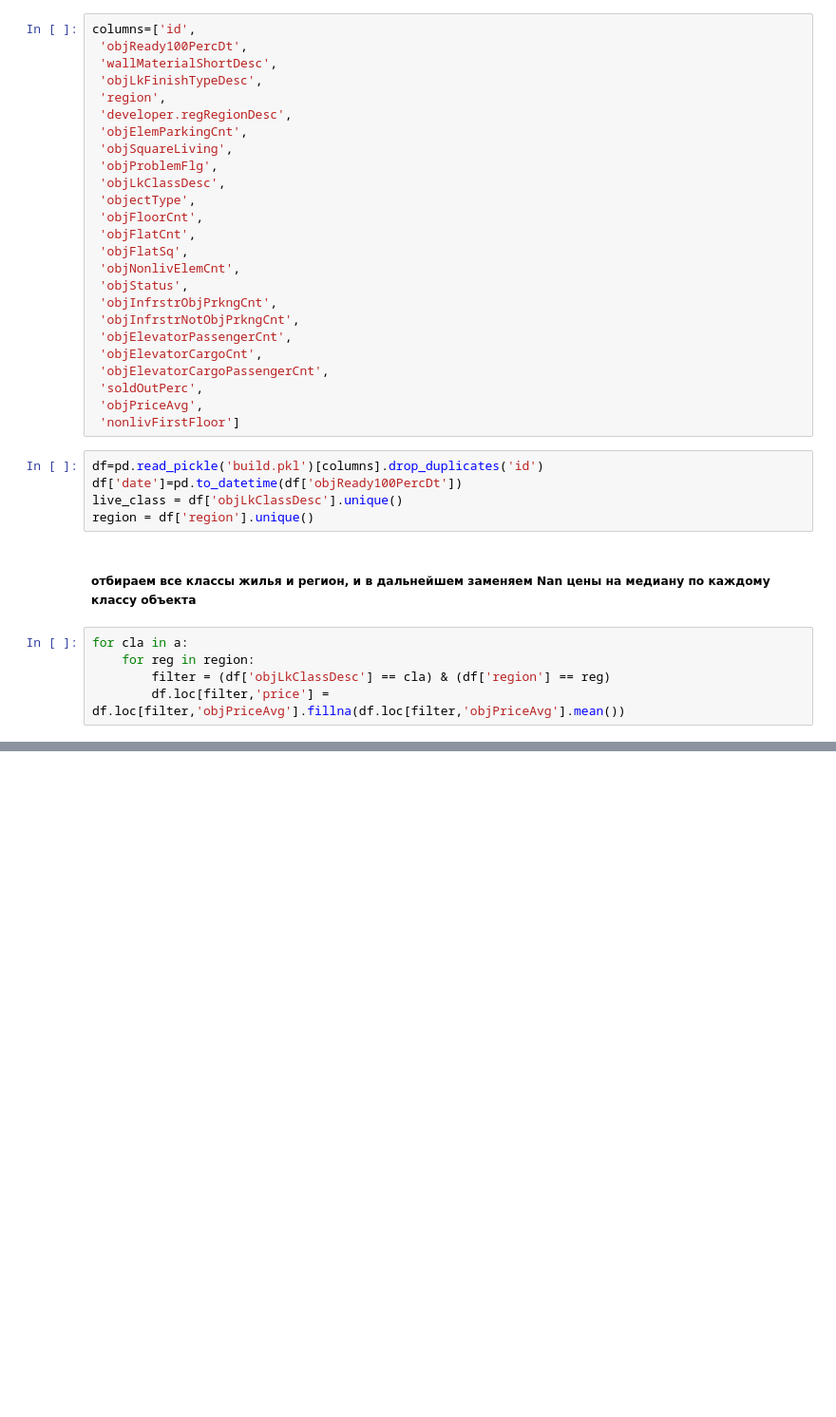
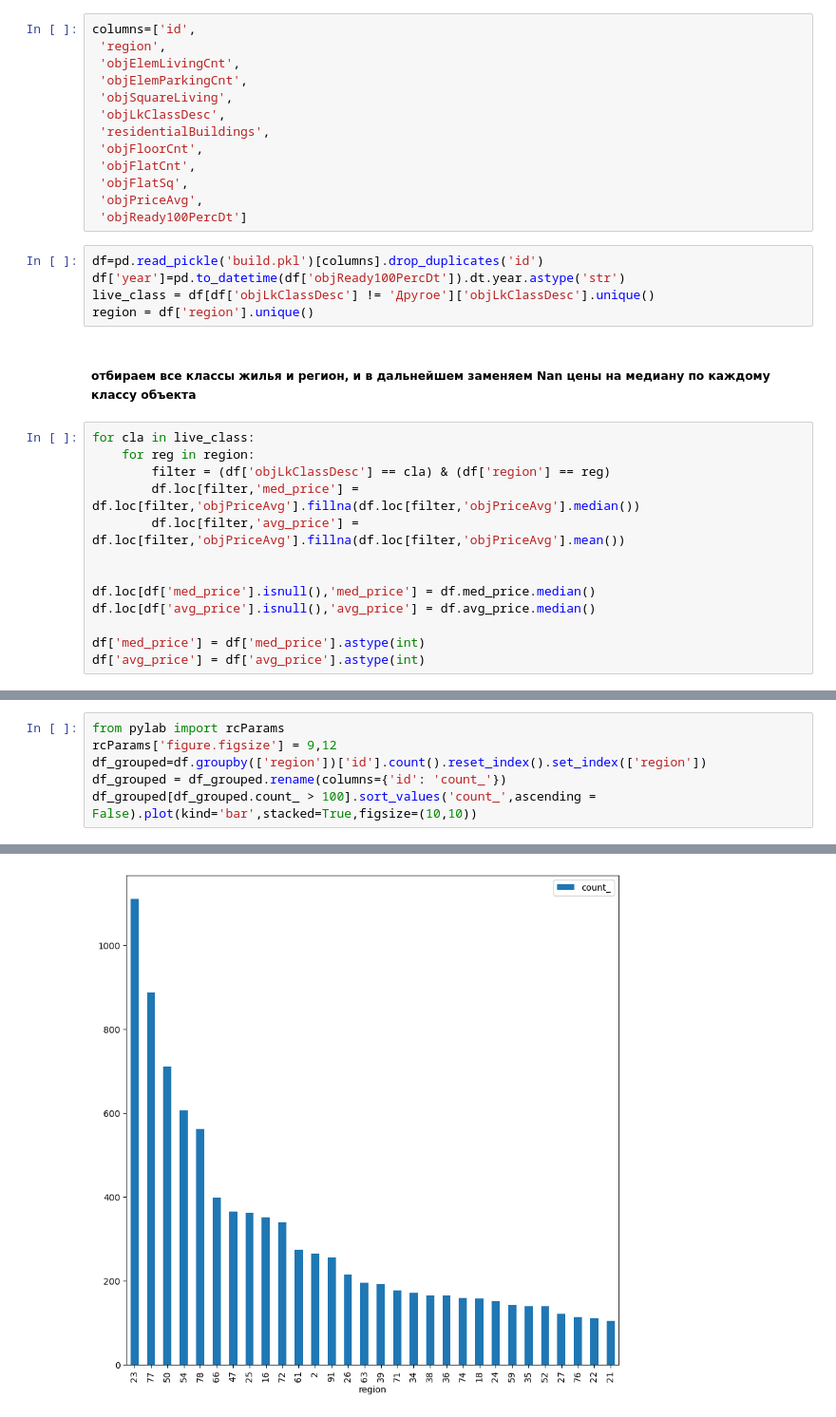
Before and after one commit to AlbrtKrd/DS_Reebot, a Jupyter notebook: Lessons_3_4/Home.ipynb, the cells around one changed output, grey strips where cells are left out. Shown at 95% size. Drawn from its saved outputs; the diff is of its cells as text; blank space fills up the shorter version.

```diff
--- a/Lessons_3_4/Home.ipynb
+++ b/Lessons_3_4/Home.ipynb
@@ -11,38 +11,34 @@ pd.set_option('display.max_columns', None)
 #####  Создаем DF
 # %%
 columns=['id',
- 'objReady100PercDt',
- 'wallMaterialShortDesc',
- 'objLkFinishTypeDesc',
  'region',
- 'developer.regRegionDesc',
+ 'objElemLivingCnt',
  'objElemParkingCnt',
  'objSquareLiving',
- 'objProblemFlg',
  'objLkClassDesc',
- 'objectType',
+ 'residentialBuildings',
  'objFloorCnt',
  'objFlatCnt',
  'objFlatSq',
- 'objNonlivElemCnt',
- 'objStatus',
- 'objInfrstrObjPrkngCnt',
- 'objInfrstrNotObjPrkngCnt',
- 'objElevatorPassengerCnt',
- 'objElevatorCargoCnt',
- 'objElevatorCargoPassengerCnt',
- 'soldOutPerc',
  'objPriceAvg',
- 'nonlivFirstFloor']
+ 'objReady100PercDt']
 # %%
 df=pd.read_pickle('build.pkl')[columns].drop_duplicates('id')
-df['date']=pd.to_datetime(df['objReady100PercDt'])
-live_class = df['objLkClassDesc'].unique()
+df['year']=pd.to_datetime(df['objReady100PercDt']).dt.year.astype('str')
+live_class = df[df['objLkClassDesc'] != 'Другое']['objLkClassDesc'].unique()
 region = df['region'].unique()
 # %% [markdown]
 ##### отбираем все классы жилья и регион, и в дальнейшем заменяем Nan цены на медиану по каждому классу объекта
 # %%
-for cla in a:
+for cla in live_class:
     for reg in region:
         filter = (df['objLkClassDesc'] == cla) & (df['region'] == reg)
-        df.loc[filter,'price'] = df.loc[filter,'objPriceAvg'].fillna(df.loc[filter,'objPriceAvg'].mean())
+        df.loc[filter,'med_price'] = df.loc[filter,'objPriceAvg'].fillna(df.loc[filter,'objPriceAvg'].median())
+        df.loc[filter,'avg_price'] = df.loc[filter,'objPriceAvg'].fillna(df.loc[filter,'objPriceAvg'].mean())
+
+
+df.loc[df['med_price'].isnull(),'med_price'] = df.med_price.median()
+df.loc[df['avg_price'].isnull(),'avg_price'] = df.avg_price.median()
+
+df['med_price'] = df['med_price'].astype(int)
+df['avg_price'] = df['avg_price'].astype(int)
@@ -48,0 +47,7 @@ for cla in a:
+# %%
+from pylab import rcParams
+rcParams['figure.figsize'] = 9,12
+df_grouped=df.groupby(['region'])['id'].count().reset_index().set_index(['region'])
+df_grouped = df_grouped.rename(columns={'id': 'count_'})
+df_grouped[df_grouped.count_ > 100].sort_values('count_',ascending = False).plot(kind='bar',stacked=True,figsize=(10,10))
+# %% [output]
@@ -48,0 +55 @@ for cla in a:
+[figure, added]
```
Also changed, not shown: parts of 37 cells of this notebook.
